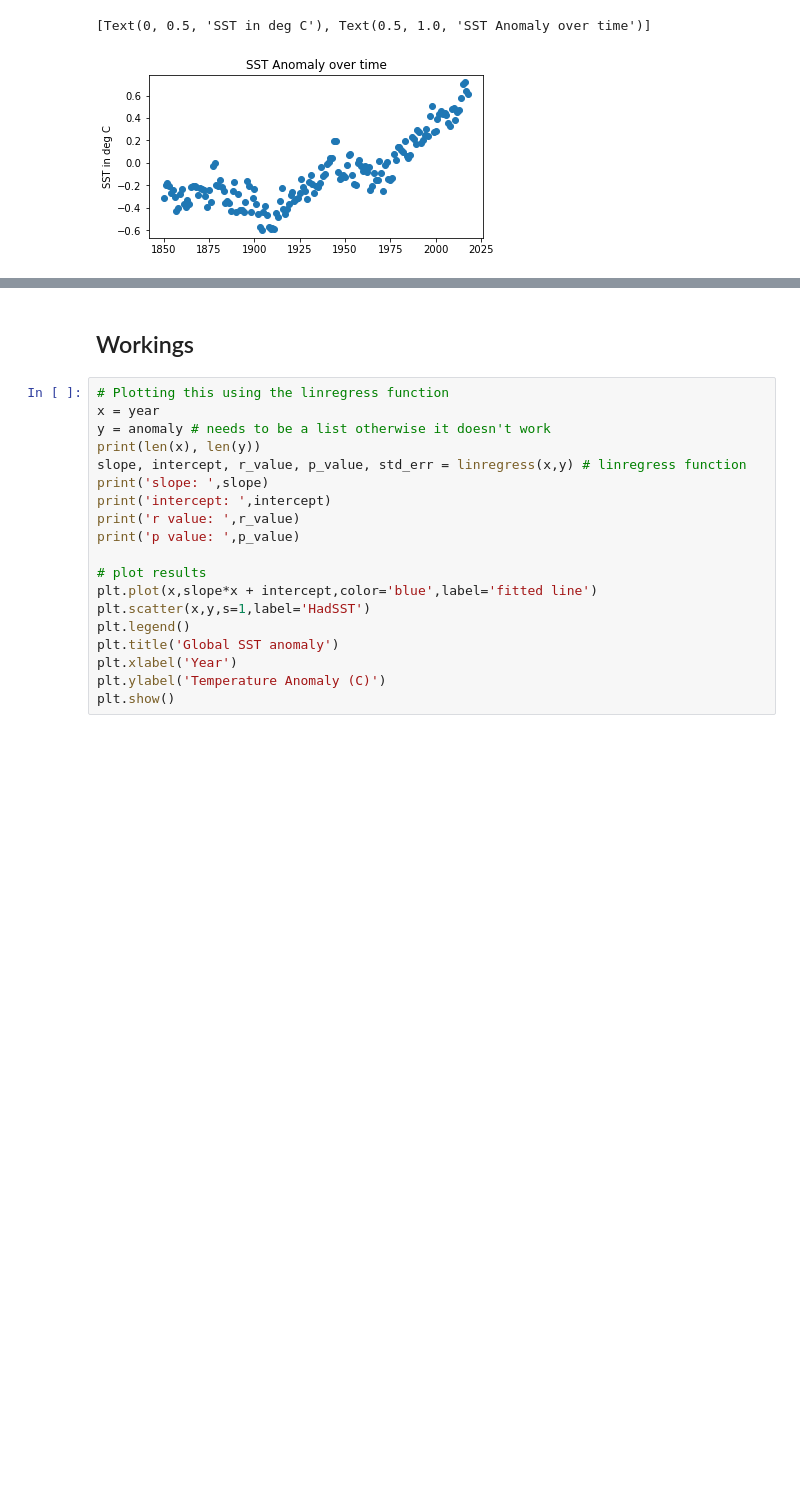
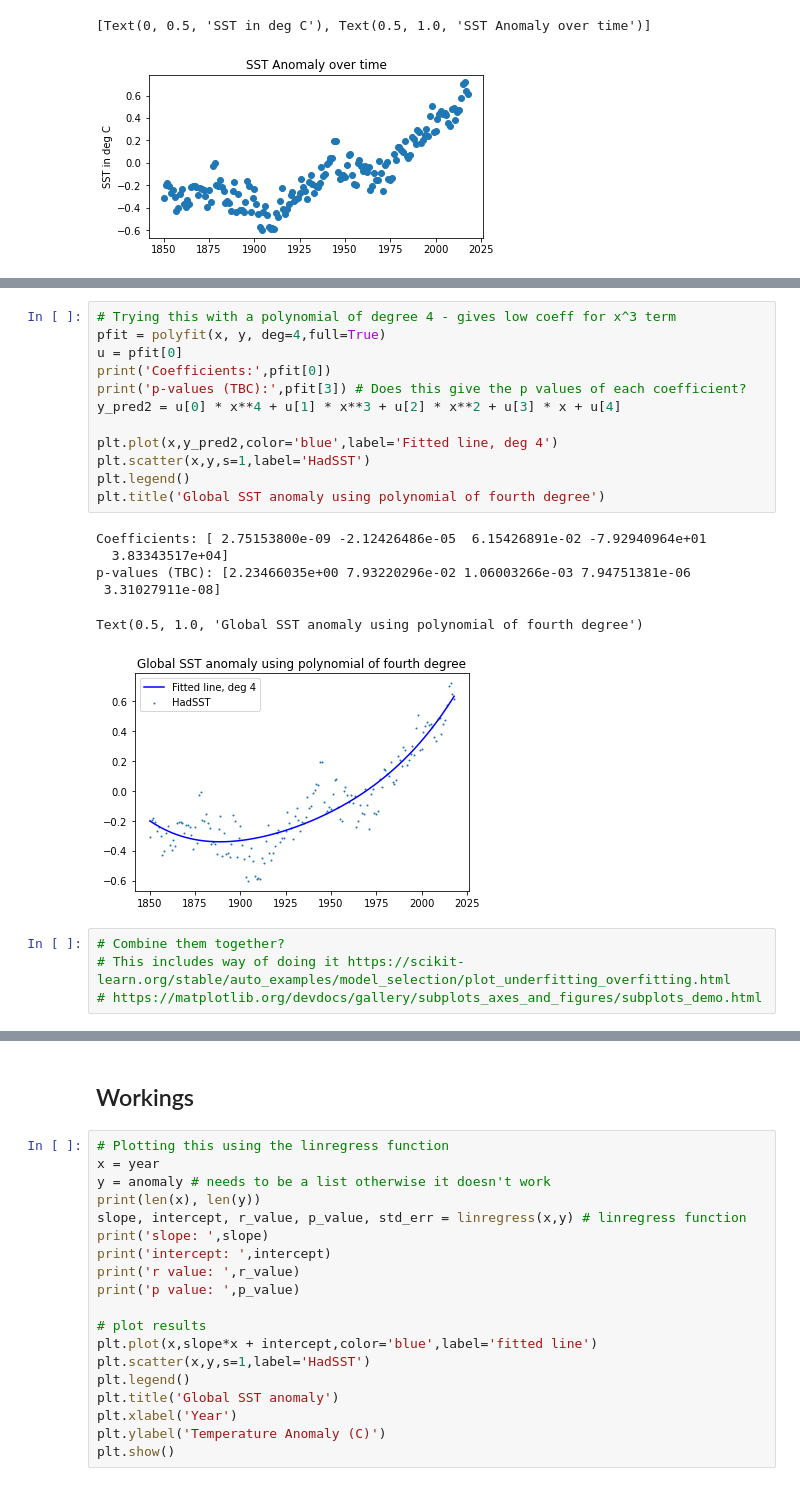
Before and after one commit to bndxn/macfiles, a Jupyter notebook: WS3/Polynomial regression on SST data.ipynb, the cells around one changed output, grey strips where cells are left out. Saved outputs shown, nothing was run; the diff lists cells and outputs as text; blank space fills up the shorter version.

```diff
--- a/WS3/Polynomial regression on SST data.ipynb
+++ b/WS3/Polynomial regression on SST data.ipynb
@@ -56,0 +82,23 @@ Text(0.5, 1.0, 'Global SST anomaly using polynomial of third degree')
+# %%
+# Trying this with a polynomial of degree 4 - gives low coeff for x^3 term
+pfit = polyfit(x, y, deg=4,full=True)
+u = pfit[0]
+print('Coefficients:',pfit[0])
+print('p-values (TBC):',pfit[3]) # Does this give the p values of each coefficient?
+y_pred2 = u[0] * x**4 + u[1] * x**3 + u[2] * x**2 + u[3] * x + u[4]
+
+plt.plot(x,y_pred2,color='blue',label='Fitted line, deg 4')
+plt.scatter(x,y,s=1,label='HadSST')
+plt.legend()
+plt.title('Global SST anomaly using polynomial of fourth degree')
+# %% [output]
+Coefficients: [ 2.75153800e-09 -2.12426486e-05  6.15426891e-02 -7.92940964e+01
+  3.83343517e+04]
+p-values (TBC): [2.23466035e+00 7.93220296e-02 1.06003266e-03 7.94751381e-06
+ 3.31027911e-08]
+Text(0.5, 1.0, 'Global SST anomaly using polynomial of fourth degree')
+[figure, added]
+# %%
+# Combine them together?
+# This includes way of doing it https://scikit-learn.org/stable/auto_examples/model_selection/plot_underfitting_overfitting.html
+# https://matplotlib.org/devdocs/gallery/subplots_axes_and_figures/subplots_demo.html
```
Also changed, not shown: parts of 14 cells of this notebook, 1 other file.
